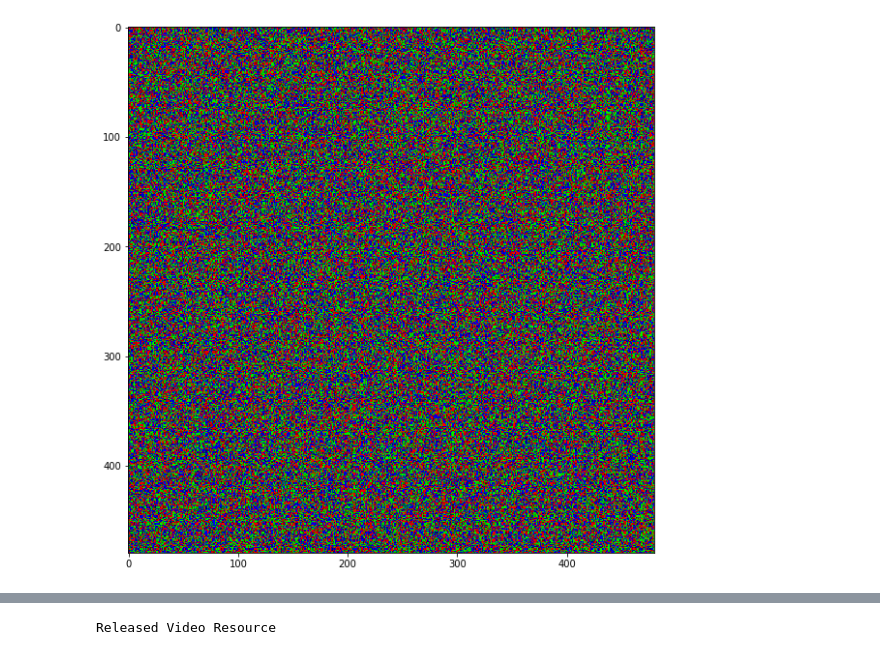
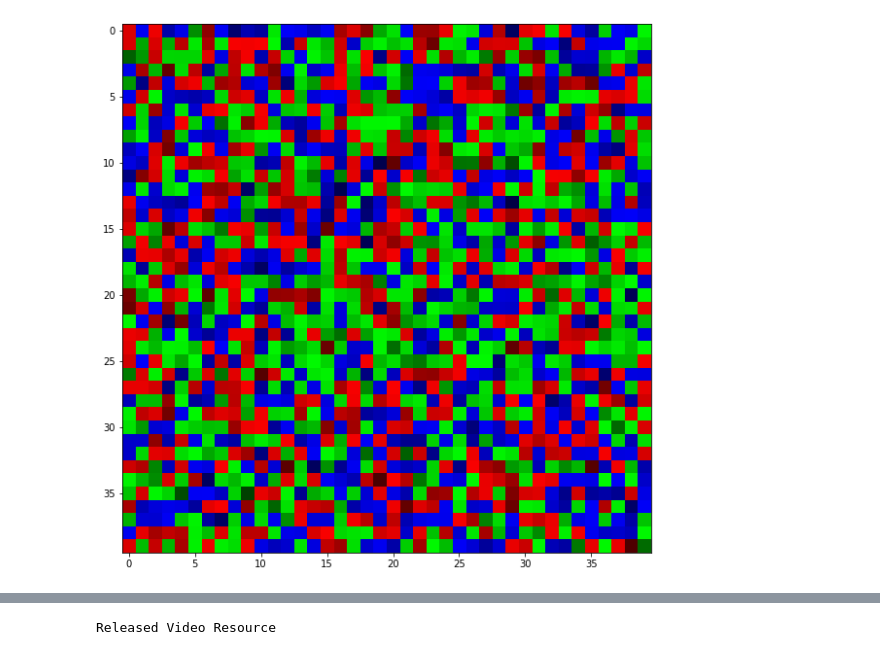
Before and after one commit to Lucaserf/CVlocalSearch, a Jupyter notebook: CVlocalSearch.ipynb, the cells around one changed output, grey strips where cells are left out. Cells and saved outputs as stored; diff of their text form; code cells hidden in the pictures.

```diff
--- a/CVlocalSearch.ipynb
+++ b/CVlocalSearch.ipynb
@@ -1,13 +1,13 @@
 # %%
-import cv2
 import numpy as np
 from matplotlib import pyplot as plt
+from matplotlib import animation as an
 import copy
 %matplotlib inline
 
 #creation of the initial image
 operator_dim = 2
-image_dim = operator_dim*240
+image_dim = operator_dim*20
 min_color = 50
 max_color = 250
 random_colored_image = np.array(min_color + (max_color-min_color)*np.random.random((image_dim,image_dim,3)),dtype = 'uint8')
@@ -25,34 +25,34 @@ G[G<=B] = 0
 B[B<=R] = 0
 
 
 
 
 print_colors = False
 if print_colors:
     plt.figure(figsize=(20,20))
     plt.subplot(1,3,1)
     plt.imshow(R,'Reds')
     plt.subplot(1,3,2)
     plt.imshow(G,'Greens')
     plt.subplot(1,3,3)
     plt.imshow(B,'Blues')
     plt.show()
 
 
 
 plt.figure(figsize=(10,10))
 plt.imshow(random_colored_image)
 plt.show()
 
 
 
 
 
 # save and import if needed
 # cv2.imwrite('king_position_weight.jpg', image)
 # gray = cv2.imread("king_position_weight.jpg", cv2.IMREAD_GRAYSCALE)
 # %% [output]
-[figure, old version]
+[figure, new version]
 # %%
 #function to optimize
 
```
Also changed, not shown: parts of 5 cells of this notebook, 1 other file.
